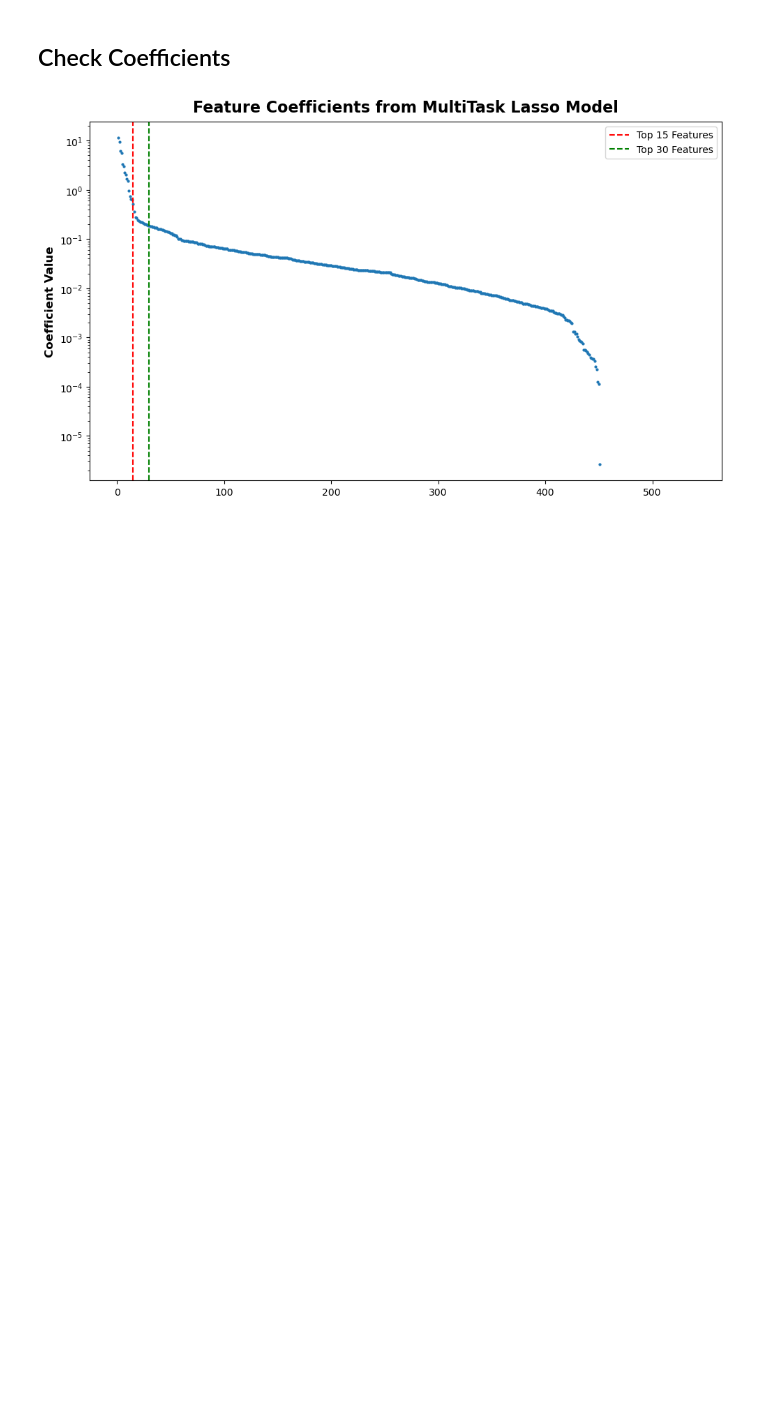
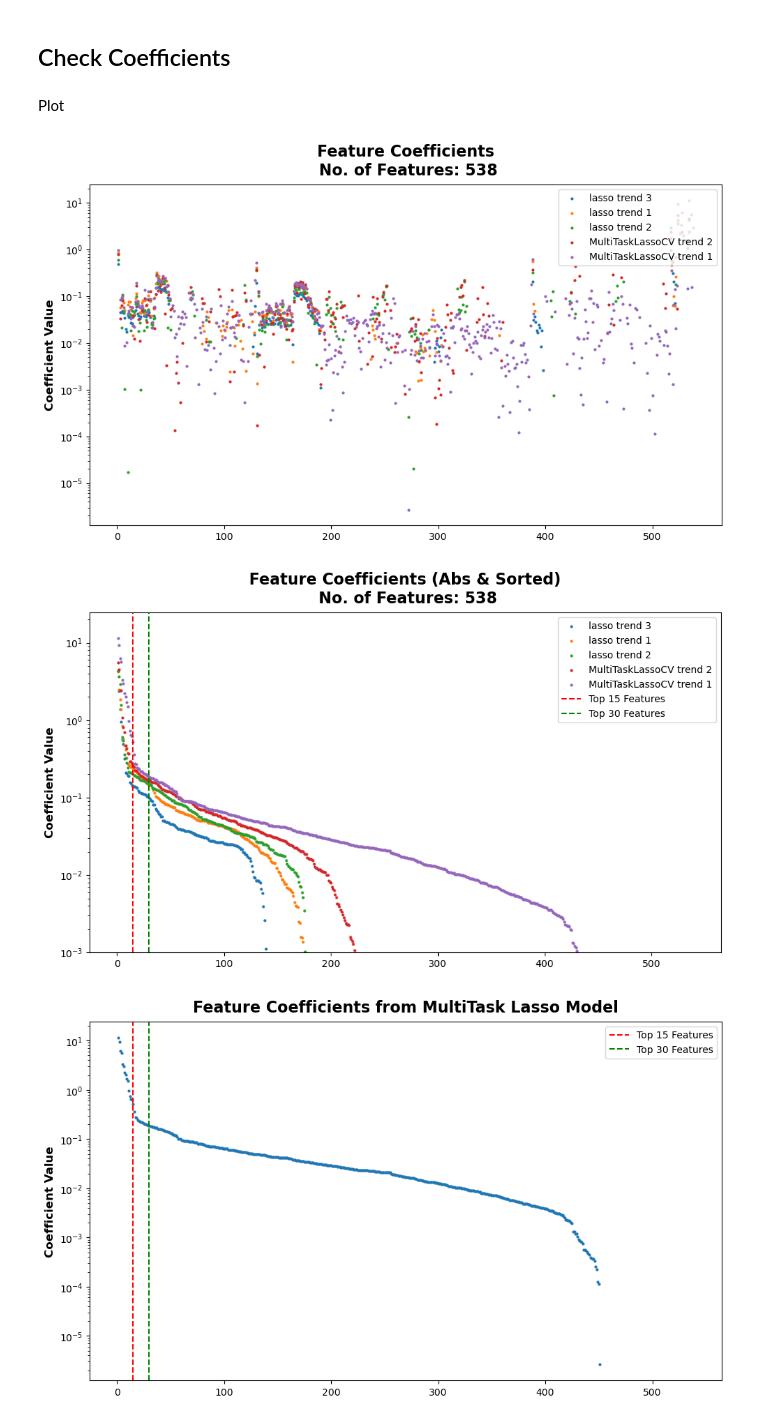
Before and after one commit to David-Student-Bern/MT, a Jupyter notebook: Analysis/modeling/compare_models.ipynb, the cells around one changed output. Saved outputs shown, nothing was run; the diff lists cells and outputs as text; code cells hidden in the pictures; blank space fills up the shorter version.

```diff
--- a/Analysis/modeling/compare_models.ipynb
+++ b/Analysis/modeling/compare_models.ipynb
@@ -66,0 +108,10 @@ scaler = joblib.load(MODEL_DIR / 'multitask_lasso_trend_scaler_1.pkl')
+# %%
+print("Loaded models:\n")
+
+for model_type, targets in models.items():
+    print(f"Model type: {model_type}")
+    for target, model_nums in targets.items():
+        nums = sorted(model_nums.keys())
+        print(f"  Target: {target}")
+        print(f"    Models: {nums}")
+    print()
@@ -81 +200,52 @@ y_test_pred = pd.DataFrame(model.predict(X_test_scaled), index=X_test.index, col
+# %% [markdown]
+Plot
+# %%
+fig, ax = plt.subplots(figsize=(10, 6))
+for model_type, targets in models.items():
+    for target, model_nums in targets.items():
+        for number, model in model_nums.items():
+
+            # skip models without coefficients
+            if not hasattr(model, "coef_"):
+                continue
+
+            col_name = f"coeff_{model_type}_{target}_{number}"
+            label_name = f"{model_type} {target} {number}"
+
+            ax.scatter(range(1,len(coef_df)+1), abs(coef_df[col_name]), s = 4, label=label_name)
+ax.set_ylabel('Coefficient Value')
+ax.set_title(f'Feature Coefficients\n No. of Features: {len(coef_df)}')
+ax.set_yscale('log')
+ax.legend(loc='upper right')
+plt.tight_layout()
+plt.show()
+
+fig, ax = plt.subplots(figsize=(10, 6))
+for model_type, targets in models.items():
+    for target, model_nums in targets.items():
+        for number, model in model_nums.items():
+
+            # skip models without coefficients
+            if not hasattr(model, "coef_"):
+                continue
+
+            col_name = f"coeff_{model_type}_{target}_{number}"
+            label_name = f"{model_type} {target} {number}"
+            coefs = abs(coef_df[col_name])
+            # sort by size
+            coefs_sorted = coefs.sort_values(ascending=False).reset_index(drop=True)
+
+            ax.scatter(range(1,len(coef_df)+1), coefs_sorted, s = 4, label=label_name)
+ax.axvline(x=15, color='red', linestyle='--', label='Top 15 Features')
+ax.axvline(x=30, color='green', linestyle='--', label='Top 30 Features')
+ax.set_ylabel('Coefficient Value')
+ax.set_title(f'Feature Coefficients (Abs & Sorted)\n No. of Features: {len(coef_df)}')
+ax.set_yscale('log')
+ax.set_ylim(bottom=1e-3)
+ax.legend(loc='upper right')
+plt.tight_layout()
+plt.show()
+# %% [output]
+[figure, added]
+[figure, added]
 # %%
```
Also changed, not shown: parts of 8 cells of this notebook, 3 other files.
